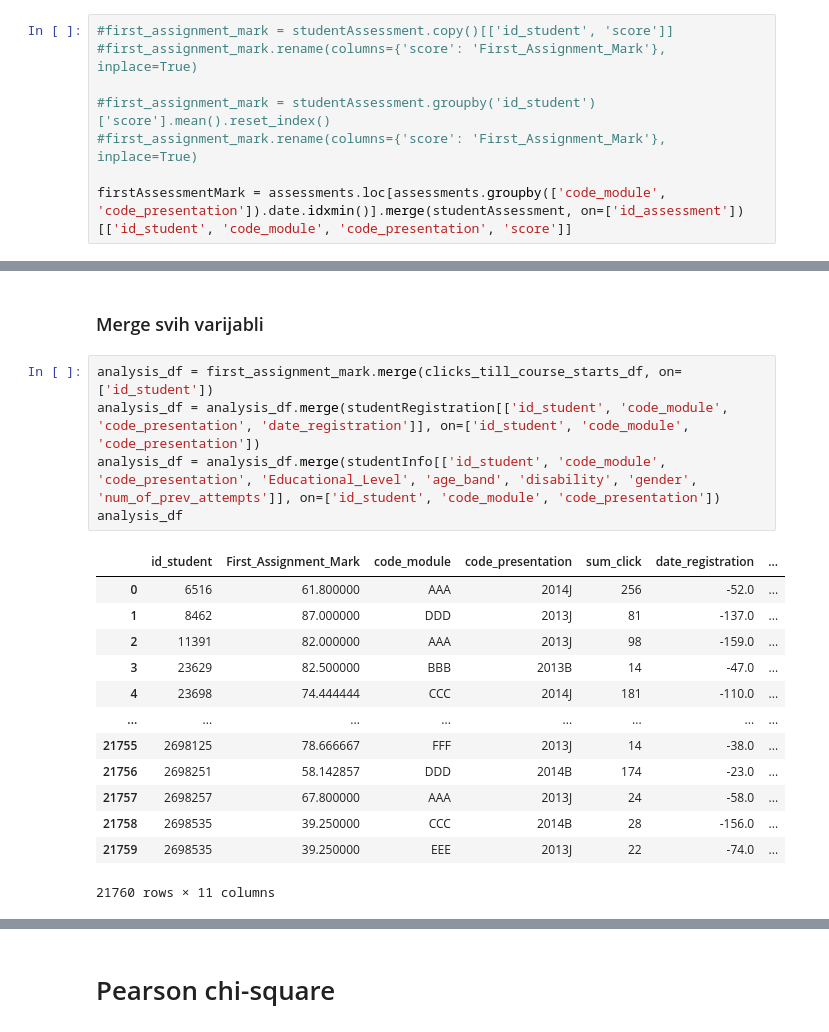
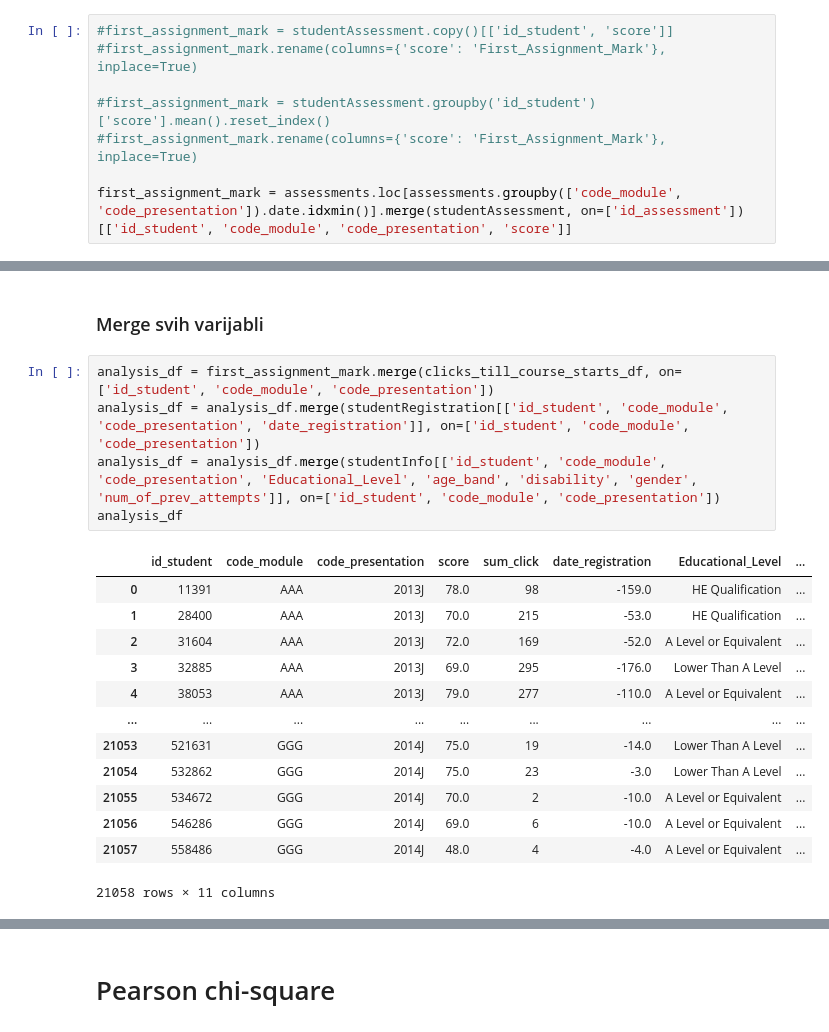
Before and after one commit to okresam/UZOP-Projekt, a Jupyter notebook: UZOP_Projekt.ipynb, the cells around one changed output, grey strips where cells are left out. Cells and saved outputs as stored; diff of their text form.

```diff
--- a/UZOP_Projekt.ipynb
+++ b/UZOP_Projekt.ipynb
@@ -685,7 +685,7 @@ studentRegistration.loc[studentRegistration.date_registration.isna(),'date_regis
 #first_assignment_mark = studentAssessment.groupby('id_student')['score'].mean().reset_index()
 #first_assignment_mark.rename(columns={'score': 'First_Assignment_Mark'}, inplace=True)
 
-firstAssessmentMark = assessments.loc[assessments.groupby(['code_module', 'code_presentation']).date.idxmin()].merge(studentAssessment, on=['id_assessment'])[['id_student', 'code_module', 'code_presentation', 'score']]
+first_assignment_mark = assessments.loc[assessments.groupby(['code_module', 'code_presentation']).date.idxmin()].merge(studentAssessment, on=['id_assessment'])[['id_student', 'code_module', 'code_presentation', 'score']]
 # %% [markdown]
 ### Educational Level
 # %%
@@ -702,24 +702,24 @@ studentRegistration['Registration_Date'] = studentRegistration['date_registratio
 # %% [markdown]
 ### Merge svih varijabli
 # %%
-analysis_df = first_assignment_mark.merge(clicks_till_course_starts_df, on=['id_student'])
+analysis_df = first_assignment_mark.merge(clicks_till_course_starts_df, on=['id_student', 'code_module', 'code_presentation'])
 analysis_df = analysis_df.merge(studentRegistration[['id_student', 'code_module', 'code_presentation', 'date_registration']], on=['id_student', 'code_module', 'code_presentation'])
 analysis_df = analysis_df.merge(studentInfo[['id_student', 'code_module', 'code_presentation', 'Educational_Level', 'age_band', 'disability', 'gender', 'num_of_prev_attempts']], on=['id_student', 'code_module', 'code_presentation'])
 analysis_df
 # %% [output]
-|  | id_student | First_Assignment_Mark | code_module | code_presentation | sum_click | date_registration | ... |
-| 0 | 6516 | 61.800000 | AAA | 2014J | 256 | -52.0 | ... |
-| 1 | 8462 | 87.000000 | DDD | 2013J | 81 | -137.0 | ... |
-| 2 | 11391 | 82.000000 | AAA | 2013J | 98 | -159.0 | ... |
-| 3 | 23629 | 82.500000 | BBB | 2013B | 14 | -47.0 | ... |
-| 4 | 23698 | 74.444444 | CCC | 2014J | 181 | -110.0 | ... |
-| ... | ... | ... | ... | ... | ... | ... | ... |
-| 21755 | 2698125 | 78.666667 | FFF | 2013J | 14 | -38.0 | ... |
-| 21756 | 2698251 | 58.142857 | DDD | 2014B | 174 | -23.0 | ... |
-| 21757 | 2698257 | 67.800000 | AAA | 2013J | 24 | -58.0 | ... |
-| 21758 | 2698535 | 39.250000 | CCC | 2014B | 28 | -156.0 | ... |
-| 21759 | 2698535 | 39.250000 | EEE | 2013J | 22 | -74.0 | ... |
+|  | id_student | code_module | code_presentation | score | sum_click | date_registration | Educational_Level | ... |
+| 0 | 11391 | AAA | 2013J | 78.0 | 98 | -159.0 | HE Qualification | ... |
+| 1 | 28400 | AAA | 2013J | 70.0 | 215 | -53.0 | HE Qualification | ... |
+| 2 | 31604 | AAA | 2013J | 72.0 | 169 | -52.0 | A Level or Equivalent | ... |
+| 3 | 32885 | AAA | 2013J | 69.0 | 295 | -176.0 | Lower Than A Level | ... |
+| 4 | 38053 | AAA | 2013J | 79.0 | 277 | -110.0 | A Level or Equivalent | ... |
+| ... | ... | ... | ... | ... | ... | ... | ... | ... |
+| 21053 | 521631 | GGG | 2014J | 75.0 | 19 | -14.0 | Lower Than A Level | ... |
+| 21054 | 532862 | GGG | 2014J | 75.0 | 23 | -3.0 | Lower Than A Level | ... |
+| 21055 | 534672 | GGG | 2014J | 70.0 | 2 | -10.0 | A Level or Equivalent | ... |
+| 21056 | 546286 | GGG | 2014J | 69.0 | 6 | -10.0 | A Level or Equivalent | ... |
+| 21057 | 558486 | GGG | 2014J | 48.0 | 4 | -4.0 | A Level or Equivalent | ... |
-21760 rows × 11 columns
+21058 rows × 11 columns
 # %%
 # merge podataka sa final_result
 data = pd.merge(analysis_df, studentInfo[['id_student', 'final_result', 'code_module', 'code_presentation']], on=['id_student', 'code_module', 'code_presentation'])
```
Also changed, not shown: parts of 6 cells of this notebook.
